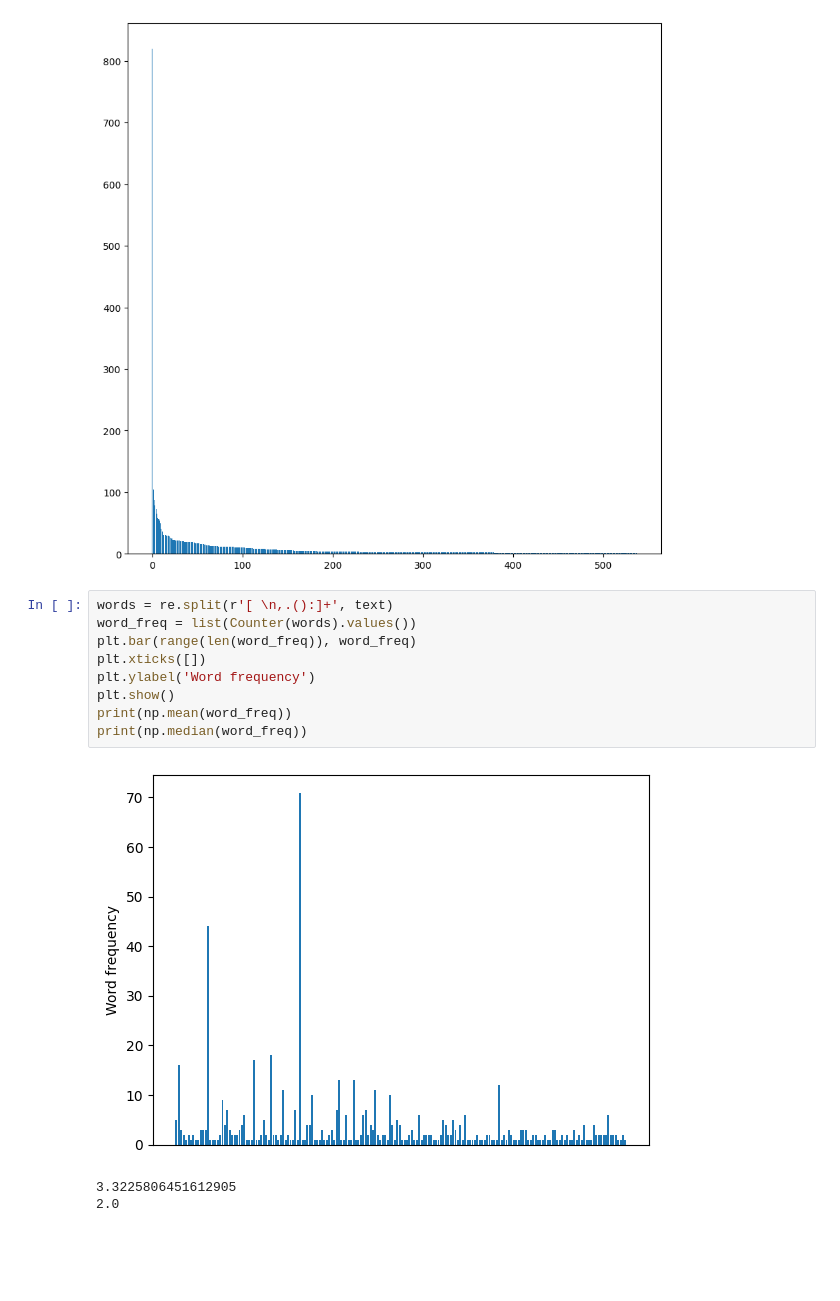
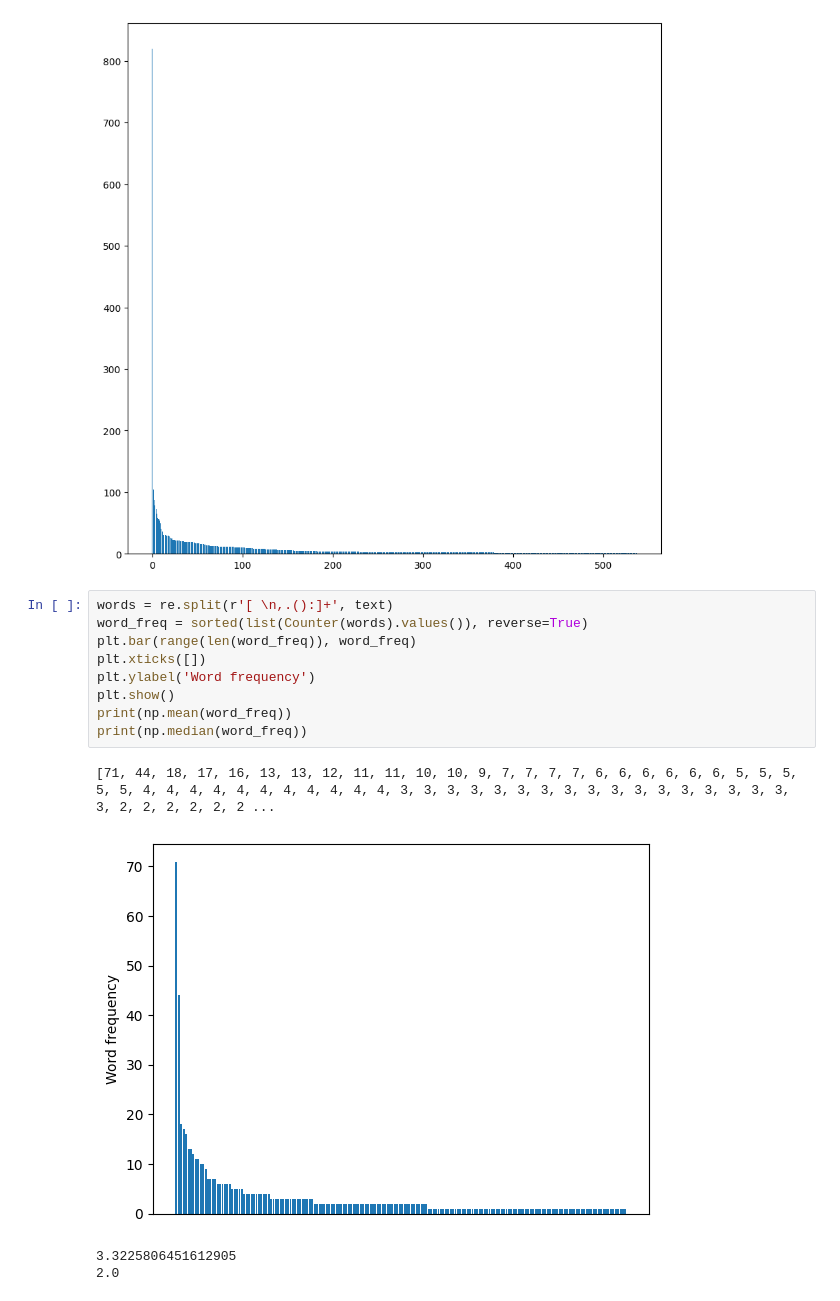
Before and after one commit to BaiWuLi/INF8770, a Jupyter notebook: tp1/text_code.ipynb, the cells around one changed output. Drawn from its saved outputs; the diff is of its cells as text; blank space fills up the shorter version.

Commit message:
sort word freq

```diff
--- a/tp1/text_code.ipynb
+++ b/tp1/text_code.ipynb
@@ -60,14 +60,15 @@ plt.show()
 [figure]
 # %%
 words = re.split(r'[ \n,.():]+', text)
-word_freq = list(Counter(words).values())
+word_freq = sorted(list(Counter(words).values()), reverse=True)
 plt.bar(range(len(word_freq)), word_freq)
 plt.xticks([])
 plt.ylabel('Word frequency')
 plt.show()
 print(np.mean(word_freq))
 print(np.median(word_freq))
 # %% [output]
+[71, 44, 18, 17, 16, 13, 13, 12, 11, 11, 10, 10, 9, 7, 7, 7, 7, 6, 6, 6, 6, 6, 6, 5, 5, 5, 5, 5, 4, 4, 4, 4, 4, 4, 4, 4, 4, 4, 4, 3, 3, 3, 3, 3, 3, 3, 3, 3, 3, 3, 3, 3, 3, 3, 3, 3, 3, 2, 2, 2, 2, 2, 2 ...
-[figure, old version]
+[figure, new version]
-3.3225806451612905
-2.0
+3.3225806451612905
+2.0
```
